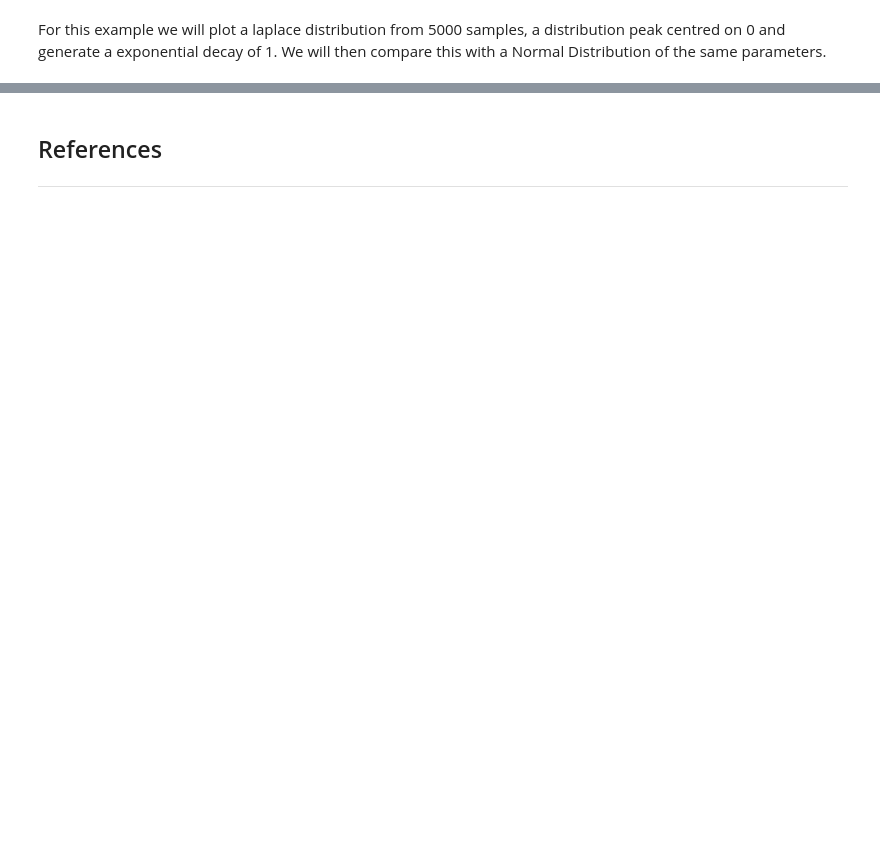
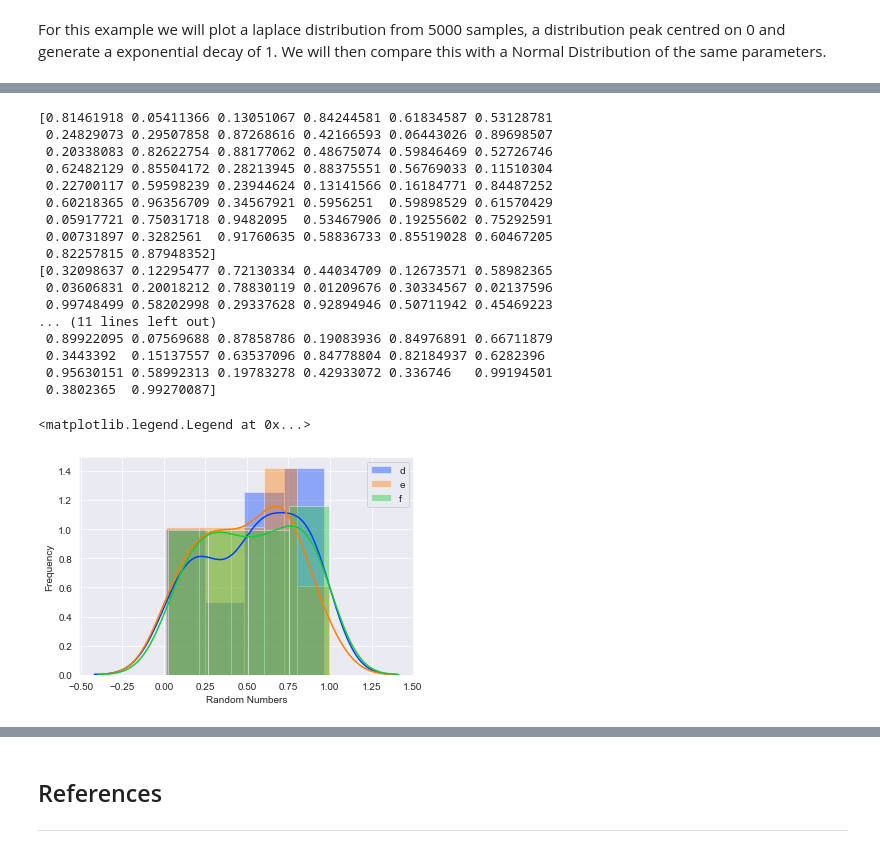
Before and after one commit to JPLee01/Programming_for_Data_Analysis-Assignment, a Jupyter notebook: Programming_for_Data_Analysis-Assignment.ipynb, the cells around one changed output, grey strips where cells are left out. Saved outputs shown, nothing was run; the diff lists cells and outputs as text; code cells hidden in the pictures; blank space fills up the shorter version.

```diff
--- a/Programming_for_Data_Analysis-Assignment.ipynb
+++ b/Programming_for_Data_Analysis-Assignment.ipynb
@@ -761,0 +792,36 @@ plt.legend(loc='best')
+# %%
+#Generate 3 pseudo-random distributions of 50 numbers
+d = np.random.rand(50)
+e = np.random.rand(50)
+f = np.random.rand(50)
+print(d)
+print(e)
+print(f)
+
+#Illustrate these 3 distributions on one Plot to compare for similarities
+sns.distplot(d, label="d")
+sns.distplot(e, label="e")
+sns.distplot(f, label="f")
+plt.xlabel("Random Numbers")
+plt.ylabel("Frequency")
+plt.legend(loc="best")
+# %% [output]
+[0.81461918 0.05411366 0.13051067 0.84244581 0.61834587 0.53128781
+ 0.24829073 0.29507858 0.87268616 0.42166593 0.06443026 0.89698507
+ 0.20338083 0.82622754 0.88177062 0.48675074 0.59846469 0.52726746
+ 0.62482129 0.85504172 0.28213945 0.88375551 0.56769033 0.11510304
+ 0.22700117 0.59598239 0.23944624 0.13141566 0.16184771 0.84487252
+ 0.60218365 0.96356709 0.34567921 0.5956251  0.59898529 0.61570429
+ 0.05917721 0.75031718 0.9482095  0.53467906 0.19255602 0.75292591
+ 0.00731897 0.3282561  0.91760635 0.58836733 0.85519028 0.60467205
+ 0.82257815 0.87948352]
+[0.32098637 0.12295477 0.72130334 0.44034709 0.12673571 0.58982365
+ 0.03606831 0.20018212 0.78830119 0.01209676 0.30334567 0.02137596
+ 0.99748499 0.58202998 0.29337628 0.92894946 0.50711942 0.45469223
+... (11 lines left out)
+ 0.89922095 0.07569688 0.87858786 0.19083936 0.84976891 0.66711879
+ 0.3443392  0.15137557 0.63537096 0.84778804 0.82184937 0.6282396
+ 0.95630151 0.58992313 0.19783278 0.42933072 0.336746   0.99194501
+ 0.3802365  0.99270087]
+<matplotlib.legend.Legend at 0x...>
+[figure, added]
```
Also changed, not shown: parts of 42 cells of this notebook.
